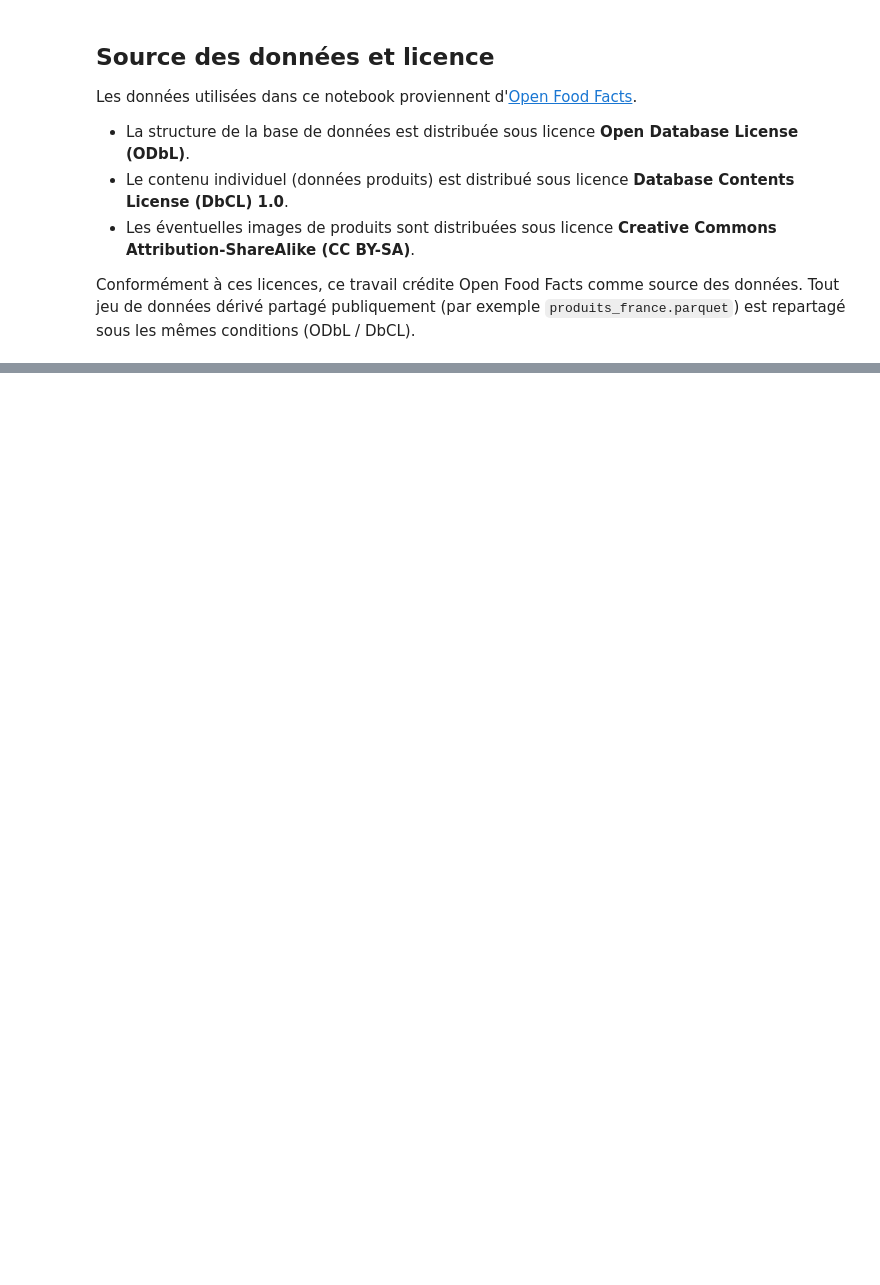
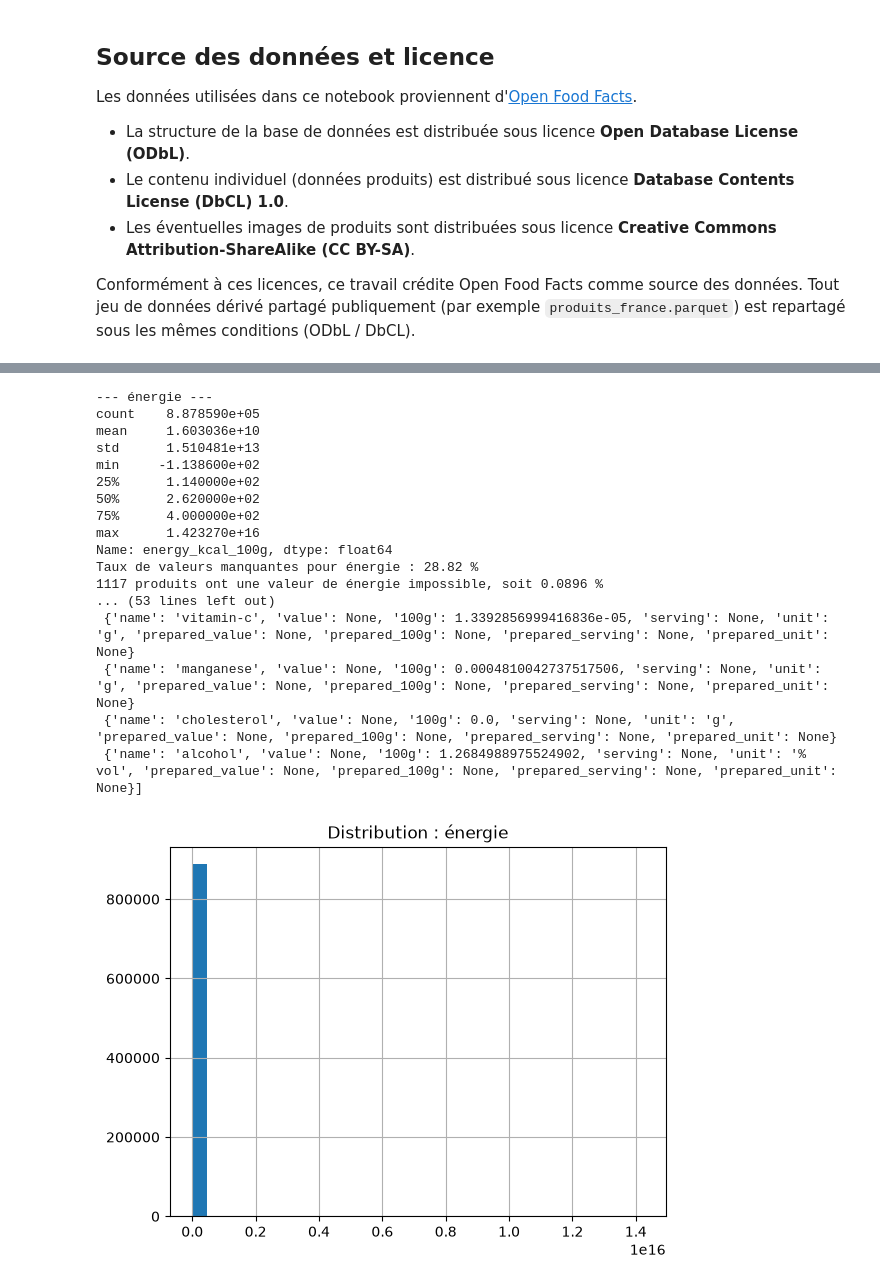
Before and after one commit to Joel7816/tp_fil_rouge, a Jupyter notebook: notebooks/notebook_alexandre_tp2.ipynb, the cells around one changed output, grey strips where cells are left out. Saved outputs shown, nothing was run; the diff lists cells and outputs as text; code cells hidden in the pictures; blank space fills up the shorter version.

```diff
--- a/notebooks/notebook_alexandre_tp2.ipynb
+++ b/notebooks/notebook_alexandre_tp2.ipynb
@@ -384,0 +272,21 @@ energy -> {None, 'kJ', 'kj', 'kcal'}
+# %%
+energy_results = analyze_distribution(france_dataframe, 'energy_kcal_100g', 0, 900, "énergie")
+# %% [output]
+--- énergie ---
+count    8.878590e+05
+mean     1.603036e+10
+std      1.510481e+13
+min     -1.138600e+02
+25%      1.140000e+02
+50%      2.620000e+02
+75%      4.000000e+02
+max      1.423270e+16
+Name: energy_kcal_100g, dtype: float64
+Taux de valeurs manquantes pour énergie : 28.82 %
+1117 produits ont une valeur de énergie impossible, soit 0.0896 %
+... (53 lines left out)
+ {'name': 'vitamin-c', 'value': None, '100g': 1.3392856999416836e-05, 'serving': None, 'unit': 'g', 'prepared_value': None, 'prepared_100g': None, 'prepared_serving': None, 'prepared_unit': None}
+ {'name': 'manganese', 'value': None, '100g': 0.0004810042737517506, 'serving': None, 'unit': 'g', 'prepared_value': None, 'prepared_100g': None, 'prepared_serving': None, 'prepared_unit': None}
+ {'name': 'cholesterol', 'value': None, '100g': 0.0, 'serving': None, 'unit': 'g', 'prepared_value': None, 'prepared_100g': None, 'prepared_serving': None, 'prepared_unit': None}
+ {'name': 'alcohol', 'value': None, '100g': 1.2684988975524902, 'serving': None, 'unit': '% vol', 'prepared_value': None, 'prepared_100g': None, 'prepared_serving': None, 'prepared_unit': None}]
+[figure, added]
```
Also changed, not shown: parts of 50 cells of this notebook, 1 other file.
